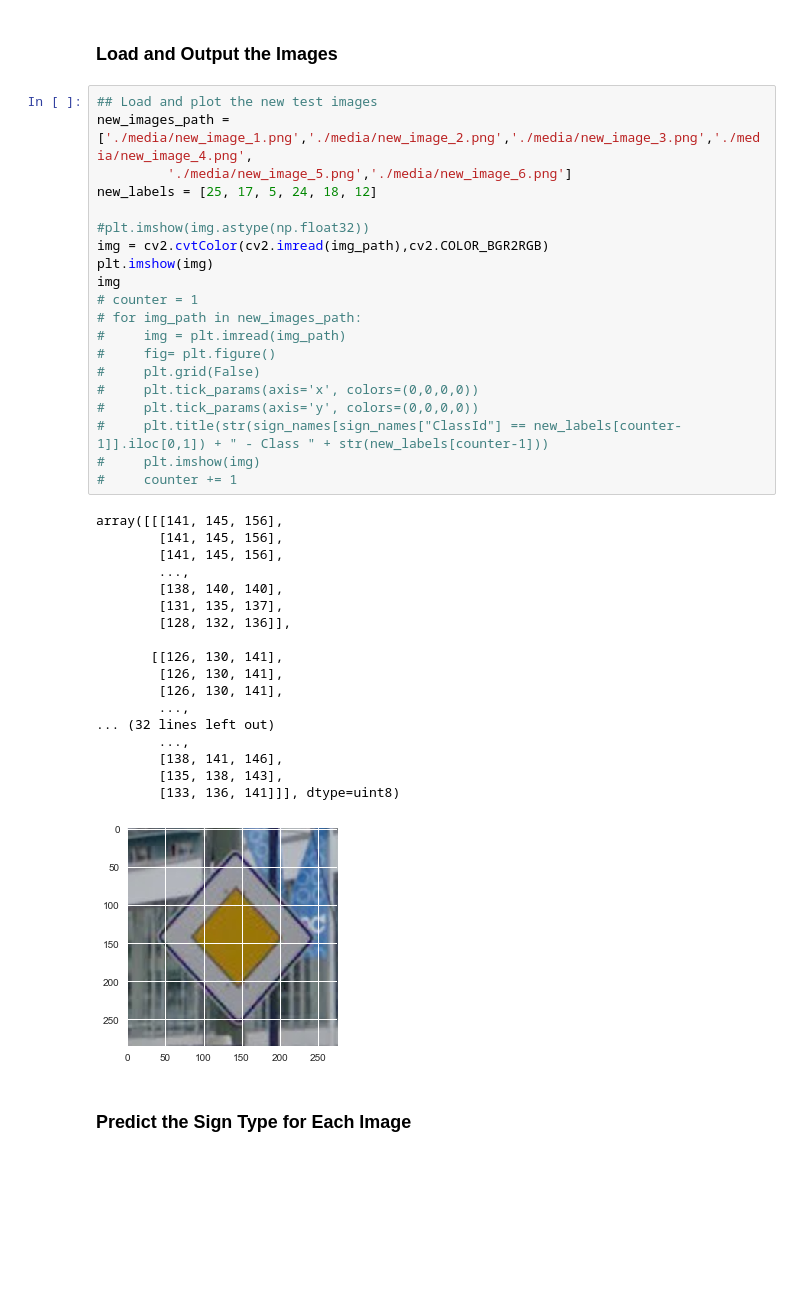
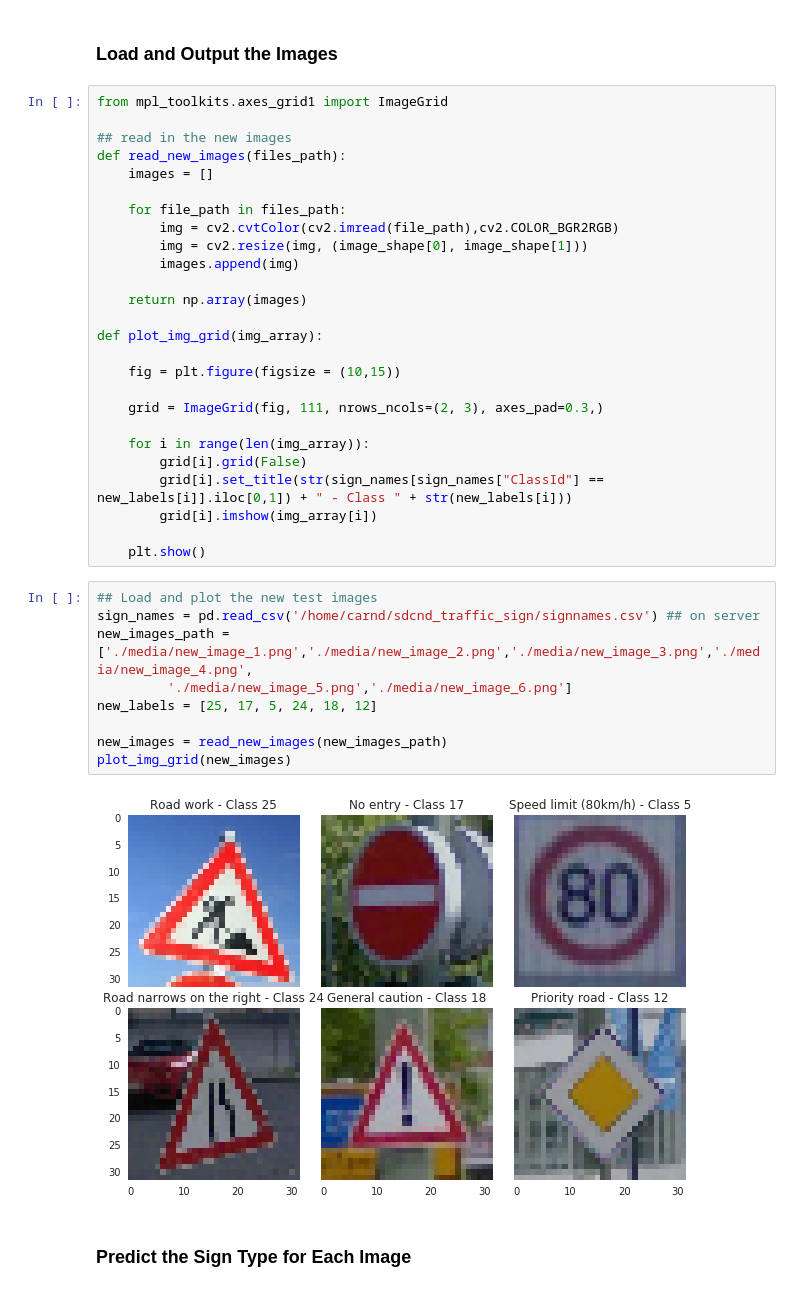
Before and after one commit to jeffwen/scdnd_traffic_sign, a Jupyter notebook: Traffic_Sign_Classifier.ipynb, the cells around one changed output. Saved outputs shown, nothing was run; the diff lists cells and outputs as text; blank space fills up the shorter version.

```diff
--- a/Traffic_Sign_Classifier.ipynb
+++ b/Traffic_Sign_Classifier.ipynb
@@ -541,45 +571,43 @@ To give yourself more insight into how your model is working, download at least
 You may find `signnames.csv` useful as it contains mappings from the class id (integer) to the actual sign name.
 # %% [markdown]
 ### Load and Output the Images
-# %%
-## Load and plot the new test images
-new_images_path = ['./media/new_image_1.png','./media/new_image_2.png','./media/new_image_3.png','./media/new_image_4.png',
-         './media/new_image_5.png','./media/new_image_6.png']
-new_labels = [25, 17, 5, 24, 18, 12]
-
-#plt.imshow(img.astype(np.float32))
-img = cv2.cvtColor(cv2.imread(img_path),cv2.COLOR_BGR2RGB)
-plt.imshow(img)
-img
-# counter = 1
-# for img_path in new_images_path:
-#     img = plt.imread(img_path)
-#     fig= plt.figure()
-#     plt.grid(False)
-#     plt.tick_params(axis='x', colors=(0,0,0,0))
-#     plt.tick_params(axis='y', colors=(0,0,0,0))
-#     plt.title(str(sign_names[sign_names["ClassId"] == new_labels[counter-1]].iloc[0,1]) + " - Class " + str(new_labels[counter-1]))
-#     plt.imshow(img)
-#     counter += 1
-# %% [output]
-array([[[141, 145, 156],
-        [141, 145, 156],
-        [141, 145, 156],
-        ...,
-        [138, 140, 140],
-        [131, 135, 137],
-        [128, 132, 136]],
-
-       [[126, 130, 141],
-        [126, 130, 141],
-        [126, 130, 141],
-        ...,
-... (32 lines left out)
-        ...,
-        [138, 141, 146],
-        [135, 138, 143],
-        [133, 136, 141]]], dtype=uint8)
-[figure, removed]
+# %%
+from mpl_toolkits.axes_grid1 import ImageGrid
+
+## read in the new images
+def read_new_images(files_path):
+    images = []
+
+    for file_path in files_path:
+        img = cv2.cvtColor(cv2.imread(file_path),cv2.COLOR_BGR2RGB)
+        img = cv2.resize(img, (image_shape[0], image_shape[1]))
+        images.append(img)
+
+    return np.array(images)
+
+def plot_img_grid(img_array):
+
+    fig = plt.figure(figsize = (10,15))
+
+    grid = ImageGrid(fig, 111, nrows_ncols=(2, 3), axes_pad=0.3,)
+
+    for i in range(len(img_array)):
+        grid[i].grid(False)
+        grid[i].set_title(str(sign_names[sign_names["ClassId"] == new_labels[i]].iloc[0,1]) + " - Class " + str(new_labels[i]))
+        grid[i].imshow(img_array[i])
+
+    plt.show()
+# %%
+## Load and plot the new test images
+sign_names = pd.read_csv('/home/carnd/sdcnd_traffic_sign/signnames.csv') ## on server
+new_images_path = ['./media/new_image_1.png','./media/new_image_2.png','./media/new_image_3.png','./media/new_image_4.png',
+         './media/new_image_5.png','./media/new_image_6.png']
+new_labels = [25, 17, 5, 24, 18, 12]
+
+new_images = read_new_images(new_images_path)
+plot_img_grid(new_images)
+# %% [output]
+[figure, added]
 # %% [markdown]
 ### Predict the Sign Type for Each Image
 # %%
```
Also changed, not shown: parts of 24 cells of this notebook, 3 other files.
